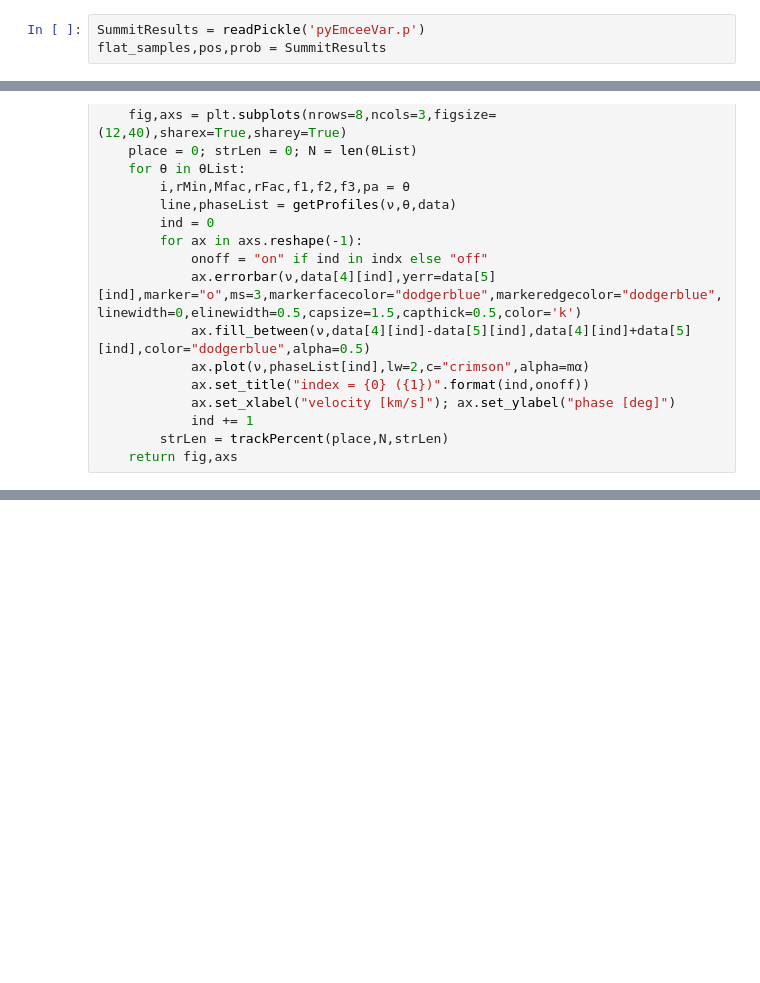
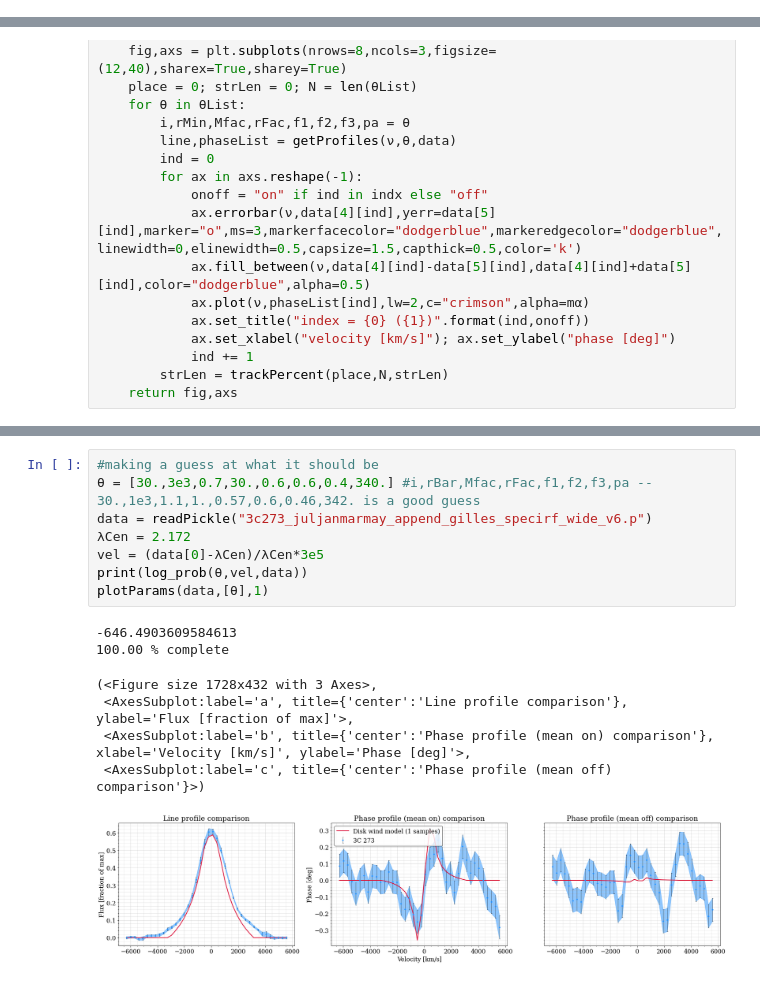
Before and after one commit to kirklong/DexterResearch, a Jupyter notebook: Summer21/PyMCViz.ipynb, the cells around one changed output, grey strips where cells are left out. Drawn from its saved outputs; the diff is of its cells as text; blank space fills up the shorter version.

Commit message:
update with new log results

```diff
--- a/Summer21/PyMCViz.ipynb
+++ b/Summer21/PyMCViz.ipynb
@@ -42,6 +39,3 @@ def trackPercent(place,totalLength,strLen): #percent output tracker
     sys.stdout.flush() #flush finishes call to print() (this is like what's under the hood of print function)
     strLen=len(string) #return the new string length for next function call
     return strLen
-# %%
-SummitResults = readPickle('pyEmceeVar.p')
-flat_samples,pos,prob = SummitResults
@@ -154,0 +114,16 @@ plotPhases(data,[θ],1)
+# %%
+#making a guess at what it should be
+θ = [30.,3e3,0.7,30.,0.6,0.6,0.4,340.] #i,rBar,Mfac,rFac,f1,f2,f3,pa -- 30.,1e3,1.1,1.,0.57,0.6,0.46,342. is a good guess
+data = readPickle("3c273_juljanmarmay_append_gilles_specirf_wide_v6.p")
+λCen = 2.172
+vel = (data[0]-λCen)/λCen*3e5
+print(log_prob(θ,vel,data))
+plotParams(data,[θ],1)
+# %% [output]
+-646.4903609584613
+100.00 % complete
+(<Figure size 1728x432 with 3 Axes>,
+ <AxesSubplot:label='a', title={'center':'Line profile comparison'}, ylabel='Flux [fraction of max]'>,
+ <AxesSubplot:label='b', title={'center':'Phase profile (mean on) comparison'}, xlabel='Velocity [km/s]', ylabel='Phase [deg]'>,
+ <AxesSubplot:label='c', title={'center':'Phase profile (mean off) comparison'}>)
+[figure, added]
```
Also changed, not shown: parts of 19 cells of this notebook, 1 other file.
